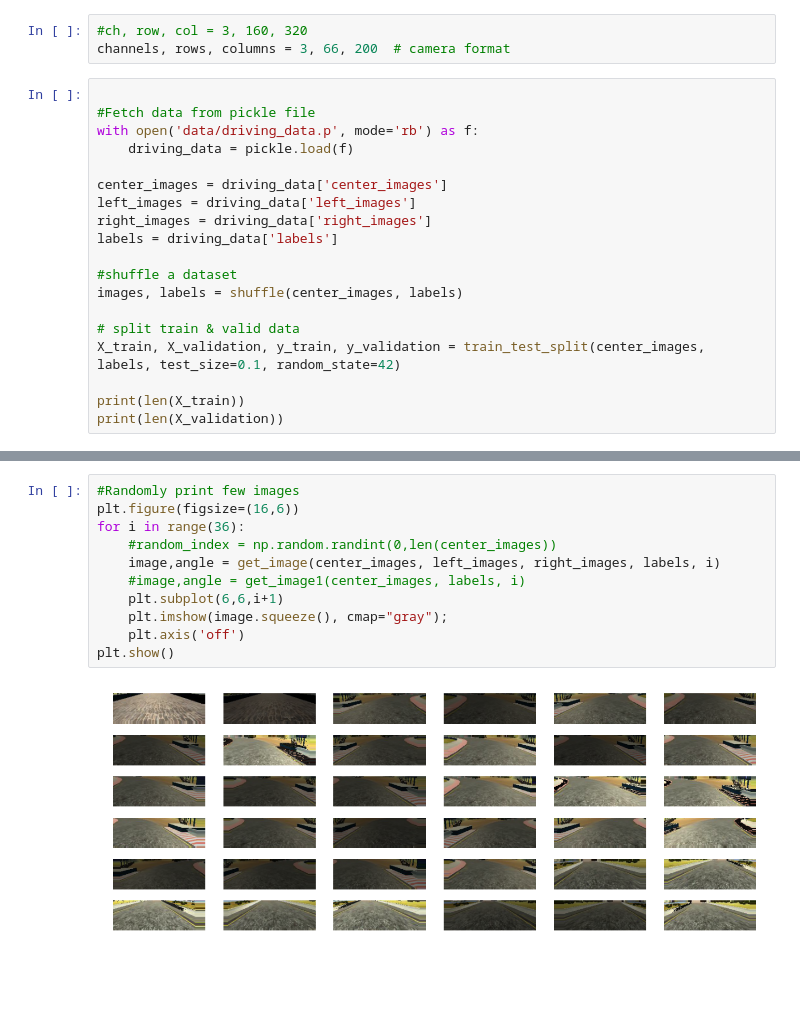
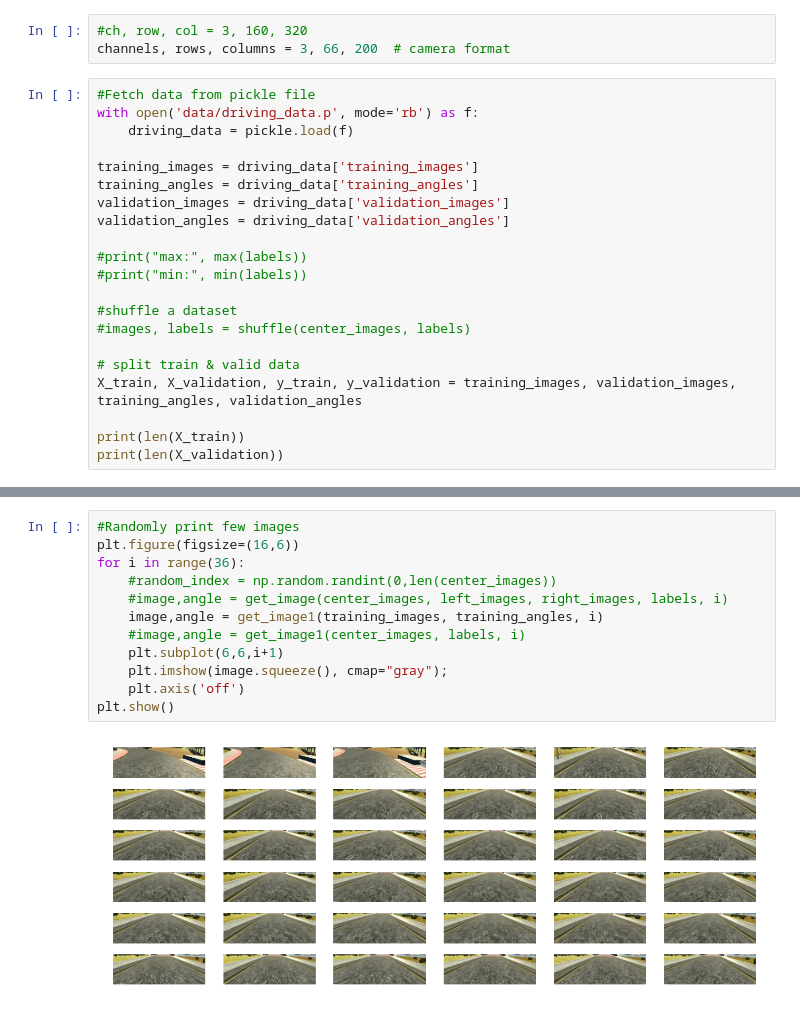
Before and after one commit to khaleelp/SelfDrivingCar, a Jupyter notebook: UdacityAssignments/CarND-Behavioral-Cloning-P3/model.ipynb, the cells around one changed output, grey strips where cells are left out. Drawn from its saved outputs; the diff is of its cells as text; blank space fills up the shorter version.

```diff
--- a/UdacityAssignments/CarND-Behavioral-Cloning-P3/model.ipynb
+++ b/UdacityAssignments/CarND-Behavioral-Cloning-P3/model.ipynb
@@ -36,21 +36,23 @@ module imported
 #ch, row, col = 3, 160, 320
 channels, rows, columns = 3, 66, 200  # camera format
 # %%
-
 #Fetch data from pickle file
 with open('data/driving_data.p', mode='rb') as f:
     driving_data = pickle.load(f)
 
-center_images = driving_data['center_images']
-left_images = driving_data['left_images']
-right_images = driving_data['right_images']
-labels = driving_data['labels']
+training_images = driving_data['training_images']
+training_angles = driving_data['training_angles']
+validation_images = driving_data['validation_images']
+validation_angles = driving_data['validation_angles']
+
+#print("max:", max(labels))
+#print("min:", min(labels))
 
 #shuffle a dataset
-images, labels = shuffle(center_images, labels)
+#images, labels = shuffle(center_images, labels)
 
 # split train & valid data
-X_train, X_validation, y_train, y_validation = train_test_split(center_images, labels, test_size=0.1, random_state=42)
+X_train, X_validation, y_train, y_validation = training_images, validation_images, training_angles, validation_angles
 
 print(len(X_train))
 print(len(X_validation))
@@ -168,16 +230,17 @@ plt.show()
 # %%
 #Randomly print few images
 plt.figure(figsize=(16,6))
 for i in range(36):
     #random_index = np.random.randint(0,len(center_images))
-    image,angle = get_image(center_images, left_images, right_images, labels, i)
+    #image,angle = get_image(center_images, left_images, right_images, labels, i)
+    image,angle = get_image1(training_images, training_angles, i)
     #image,angle = get_image1(center_images, labels, i)
     plt.subplot(6,6,i+1)
     plt.imshow(image.squeeze(), cmap="gray");
     plt.axis('off')
 plt.show()
 # %% [output]
-[figure, old version]
+[figure, new version]
 # %%
 def commaai_model(time_len=1):
 
```
Also changed, not shown: parts of 7 cells of this notebook, 1 other file.
